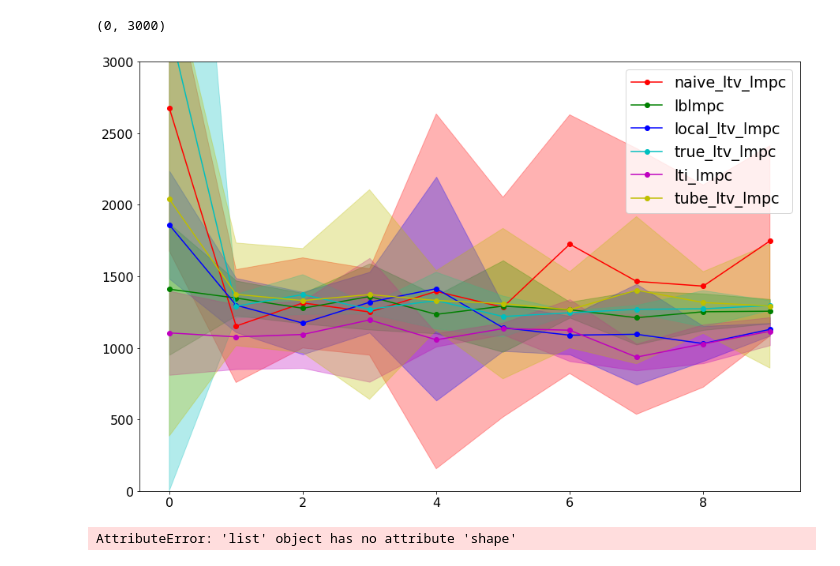
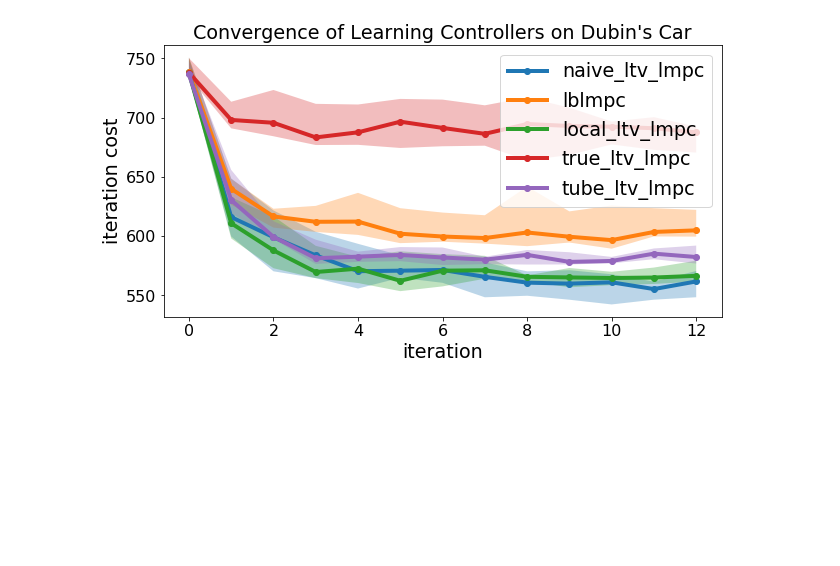
Before and after one commit to GoldeneyeRohan/prediction-uncertainty, a Jupyter notebook: Plot Dubin Car Results.ipynb, the cells around one changed output. Cells and saved outputs as stored; diff of their text form; code cells hidden in the pictures; blank space fills up the shorter version.

```diff
--- a/Plot Dubin Car Results.ipynb
+++ b/Plot Dubin Car Results.ipynb
@@ -24,8 +24,8 @@ LOCAL_LMPC = "local_ltv_lmpc"
 TRUE_LMPC = "true_ltv_lmpc"
 LTI_LMPC = "lti_lmpc"
 TUBE_LMPC = "tube_ltv_lmpc"
-controllers = [TRACKING_LMPC, TV_LMPC, LBLMPC, LOCAL_LMPC, TRUE_LMPC, LTI_LMPC, TUBE_LMPC]
-save_dir = "dubin_car_expts/"
+controllers = [TRACKING_LMPC, TV_LMPC, LBLMPC, LOCAL_LMPC, TRUE_LMPC, TUBE_LMPC]
+save_dir = "dubin_car_expts_2/"
 # %%
 data = {controller:experiment_utils.load_results(save_dir, controller) for controller in controllers}
 # %%
@@ -33,16 +33,25 @@ def compute_iteration_costs(data):
     iteration_costs = [q[0] for q in data["value_funcs"]]
     return iteration_costs
 
-# iteration_costs = [np.vstack(compute_iteration_costs(experiment) for experiment in data[controller][(0,-1)]) for controller in controllers[1:]]
+iteration_costs = [np.vstack(compute_iteration_costs(experiment) for experiment in data[controller]) for controller in controllers[1:]]
 
-iteration_costs = [np.vstack((compute_iteration_costs(data[controller][-1]),compute_iteration_costs(data[controller][-2]), compute_iteration_costs(data[controller][-3]))) for controller in controllers[1:]]
+# iteration_costs = [np.vstack((compute_iteration_costs(data[controller][-1]),compute_iteration_costs(data[controller][-2]), compute_iteration_costs(data[controller][-3]))) for controller in controllers[1:]]
+# %%
+def plot_with_bars_qts(x, alpha=0.3, lw=4, linestyle="o-"):
+    q2 = np.quantile(x, 0.5, axis=0)
+    q1 = np.quantile(x, 0.25, axis=0)
+    q3 = np.quantile(x, 0.75, axis=0)
+    plt.fill_between(np.arange(x.shape[1]), q1, q3, alpha=alpha)
+    plt.plot(q2, linestyle, lw=lw)
 # %%
 colors = ["r", "g","b","c","m","y","k"]
-plt.figure(figsize=(15,10))
+plt.figure(figsize=(10,5))
 for iteration_cost,c in zip(iteration_costs, colors):
-    experiment_utils.plot_with_cov(iteration_cost[:,5:], color=c)
-plt.legend(controllers[1:])
-plt.ylim((0,3000))
+    plot_with_bars_qts(iteration_cost[:,9:-3])
+plt.legend(controllers[1:],loc="upper right")
+plt.xlabel("iteration")
+plt.ylabel("iteration cost")
+plt.title("Convergence of Learning Controllers on Dubin's Car")
+plt.savefig(save_dir + "converge_quartiles.png")
 # %% [output]
-(0, 3000)
-[figure, old version]
+[figure, new version]
@@ -53,4 +57,0 @@ a = np.arange(10)
-# %%
-iteration_costs[0].shape
-# %% [output]
-AttributeError: 'list' object has no attribute 'shape'
```
Also changed, not shown: parts of 13 cells of this notebook, 5 other files.
